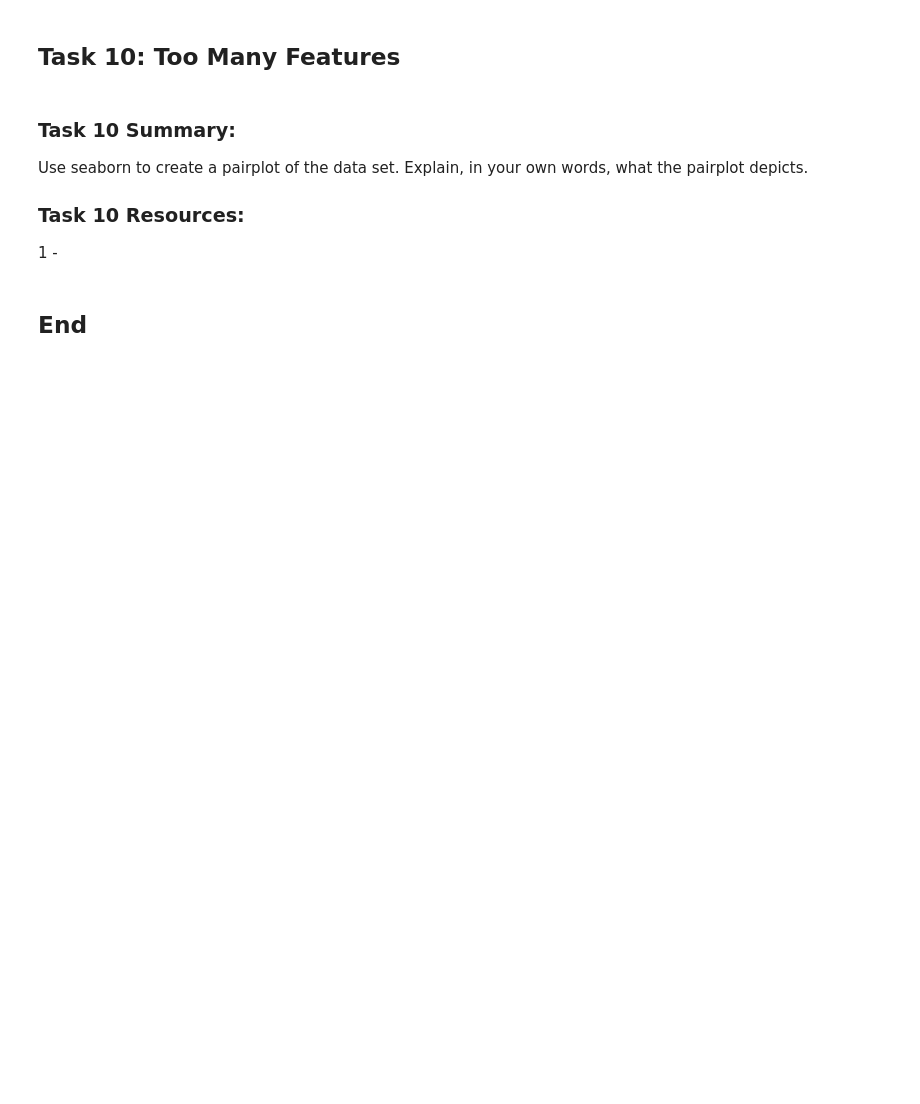
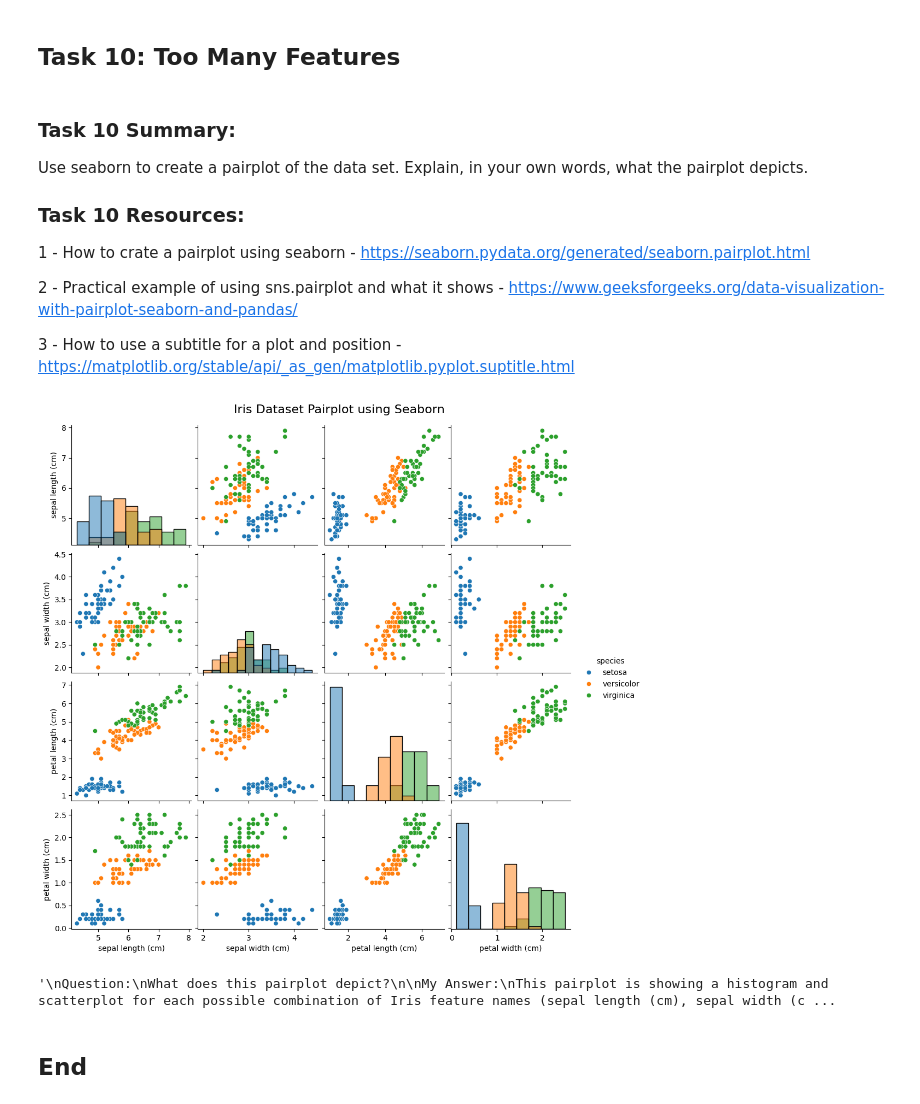
Before and after one commit to Hugo-van-Zyl/principles_of_data_analytics, a Jupyter notebook: tasks.ipynb, the cells around one changed output. Saved outputs shown, nothing was run; the diff lists cells and outputs as text; code cells hidden in the pictures; blank space fills up the shorter version.

```diff
--- a/tasks.ipynb
+++ b/tasks.ipynb
@@ -473,6 +498,30 @@ For your two features in Task 5, calculate the coefficient of determination R2.
 Use seaborn to create a pairplot of the data set. Explain, in your own words, what the pairplot depicts.
 
 ### Task 10 Resources:
-1 -
+1 - How to crate a pairplot using seaborn - https://seaborn.pydata.org/generated/seaborn.pairplot.html
+
+2 - Practical example of using sns.pairplot and what it shows - https://www.geeksforgeeks.org/data-visualization-with-pairplot-seaborn-and-pandas/
+
+3 - How to use a subtitle for a plot and position - https://matplotlib.org/stable/api/_as_gen/matplotlib.pyplot.suptitle.html
+# %%
+pairplot = sns.pairplot(dft_Iris, hue="species", diag_kind="hist") # use seaborn pairplot function to create a pairplot.
+# use species for hue input that it plots each species in a different color
+# use diag_kind as hist to plot diagonal subplots as histograms. This is easier to compare with the histograms I already plotted in previous tasks.
+plt.suptitle("Iris Dataset Pairplot using Seaborn", y=1.02, fontsize=16) # Add title and make position that it doesnt clash with other plots
+plt.show(pairplot) # show active plots
+
+'''
+Question:
+What does this pairplot depict?
+
+My Answer:
+This pairplot is showing a histogram and scatterplot for each possible combination of Iris feature names (sepal length (cm), sepal width (cm), petal length (cm), petal width (cm))
+Everything is shown on one plot which makes it easier to compare relationships between the various feature names and classes (setosa, versicolor and verginica)
+This layout will make it easier to identify correlation and relationships between the various variables in the data.
+For example, petal width and lenght could be a good indicator to tell what type of Iris species we are dealing with
+'''
+# %% [output]
+[figure, added]
+'\nQuestion:\nWhat does this pairplot depict?\n\nMy Answer:\nThis pairplot is showing a histogram and scatterplot for each possible combination of Iris feature names (sepal length (cm), sepal width (c ...
 # %% [markdown]
 ## End
```
Also changed, not shown: parts of 4 cells of this notebook.
